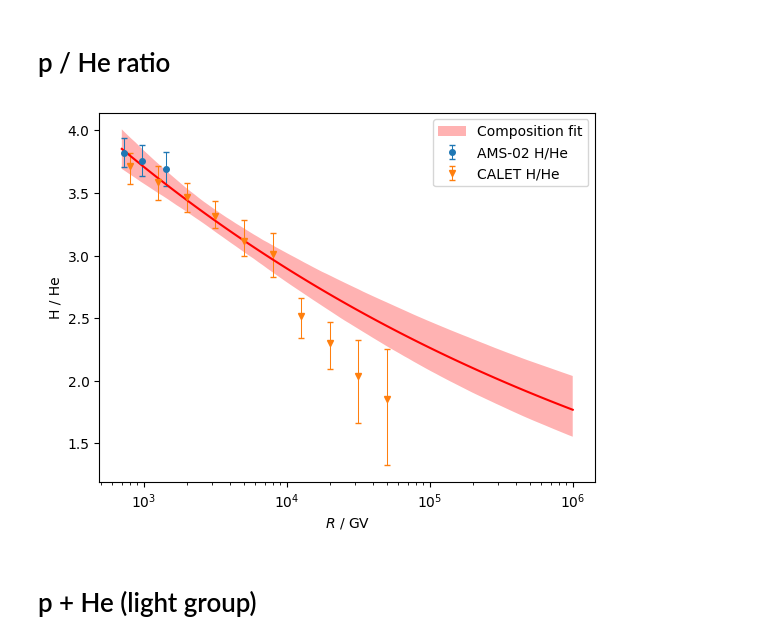
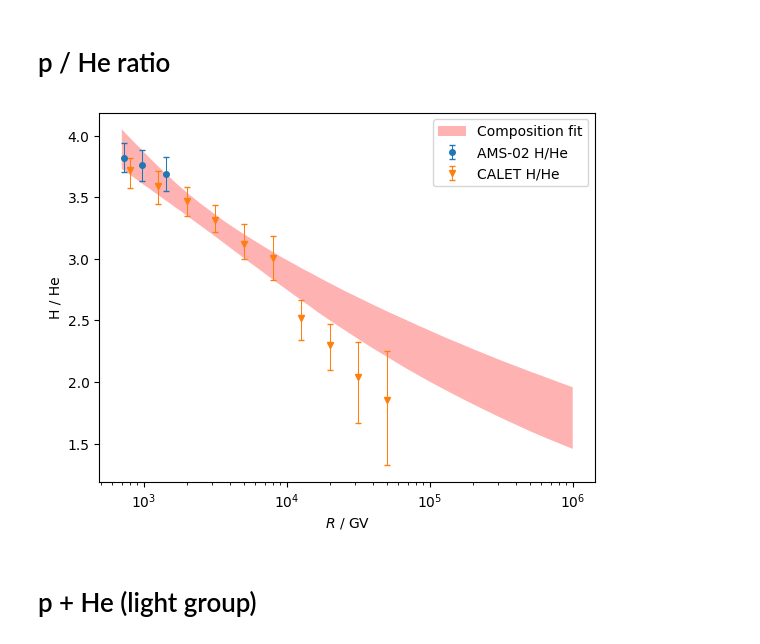
Before and after one commit to nj-vs-vh/EVA, a Jupyter notebook: observables.ipynb, the cells around one changed output. Cells and saved outputs as stored; diff of their text form; code cells hidden in the pictures.

```diff
--- a/observables.ipynb
+++ b/observables.ipynb
@@ -12,7 +12,7 @@ from cr_knee_fit.model import Model, ModelConfig
 from cr_knee_fit.plotting import plot_credible_band
 from cr_knee_fit.types_ import Primary
 # %%
-FIT_DIR = Path("out/composition+lhaaso")
+FIT_DIR = Path("out/composition")
 fc = FitConfig.model_validate_json((FIT_DIR / "config.json").read_text())
 theta_sample = np.loadtxt(FIT_DIR / "theta.txt")
 median_model = Model.unpack(np.median(theta_sample, axis=0), layout_info=fc.model)
@@ -62,35 +62,35 @@ def H_He_ratio_shifted_to_calet(model: Model, R: np.ndarray) -> np.ndarray:
         dNdE = model.cr_model.compute(E / f_CALET, primary=p) * f_CALET
         dNdR_per_primary.append(dNdE * p.Z)
 
     return dNdR_per_primary[0] / dNdR_per_primary[1]
 
 
 for d in p_He_ratio_data:
     d.plot(ax=ax)
 
 for observable, label, color in (
     (H_He_ratio, "Composition fit", "red"),
     # (H_He_ratio_shifted_to_calet, "Composition fit shifted to CALET energy", "green"),
 ):
     plot_credible_band(
         ax,
         scale=0,
         bounds=R_BOUNDS,
         observable=observable,
         color=color,
         theta_sample=theta_sample,
         model_config=fc.model,
-        add_median=True,
+        add_median=False,
         label=label,
     )
 ax.set_xlabel("$ R $ / $ \\text{GV} $")
 ax.set_xscale("log")
 ax.set_ylabel("H / He")
 # ax.set_yscale("log")
 ax.legend()
 plt.show()
 # %% [output]
-[figure, old version]
+[figure, new version]
 # %% [markdown]
 # p + He (light group)
 # %%
```
Also changed, not shown: parts of 3 cells of this notebook, 5 other files.
